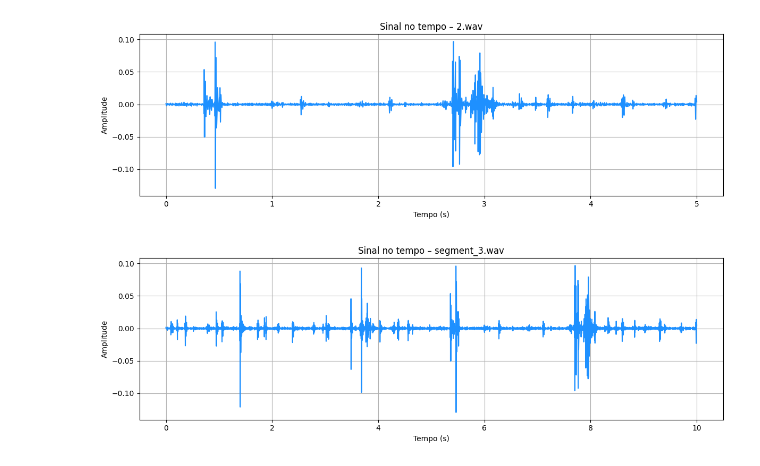
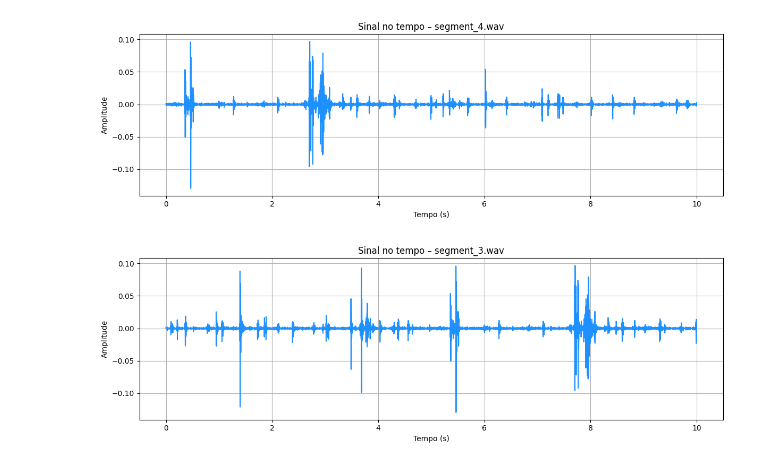
Before and after one commit to gusesba/TCC, a Jupyter notebook: notebooks/scripts_iniciais/SinalTempo.ipynb, the cells around one changed output. Cells and saved outputs as stored; diff of their text form; code cells hidden in the pictures.

```diff
--- a/notebooks/scripts_iniciais/SinalTempo.ipynb
+++ b/notebooks/scripts_iniciais/SinalTempo.ipynb
@@ -27,10 +27,10 @@ def plot_sinal_tempo(file_path, sr=None, title=None):
     plt.tight_layout()
     plt.show()
 # %%
-file_exemplo = "./2.wav"
+file_exemplo = "./segment_4.wav"
 plot_sinal_tempo(file_exemplo)
 # %% [output]
-[figure, old version]
+[figure, new version]
 # %%
 file_exemplo = "./segment_3.wav"
 plot_sinal_tempo(file_exemplo)
```
Also changed, not shown: 6 other files.
